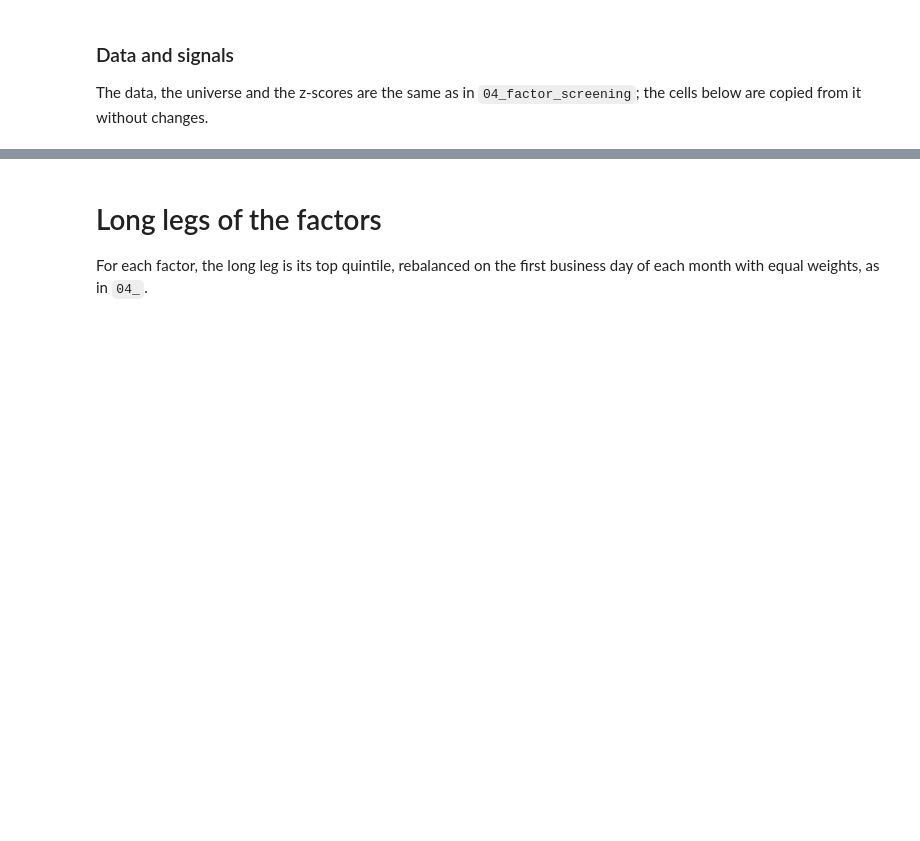
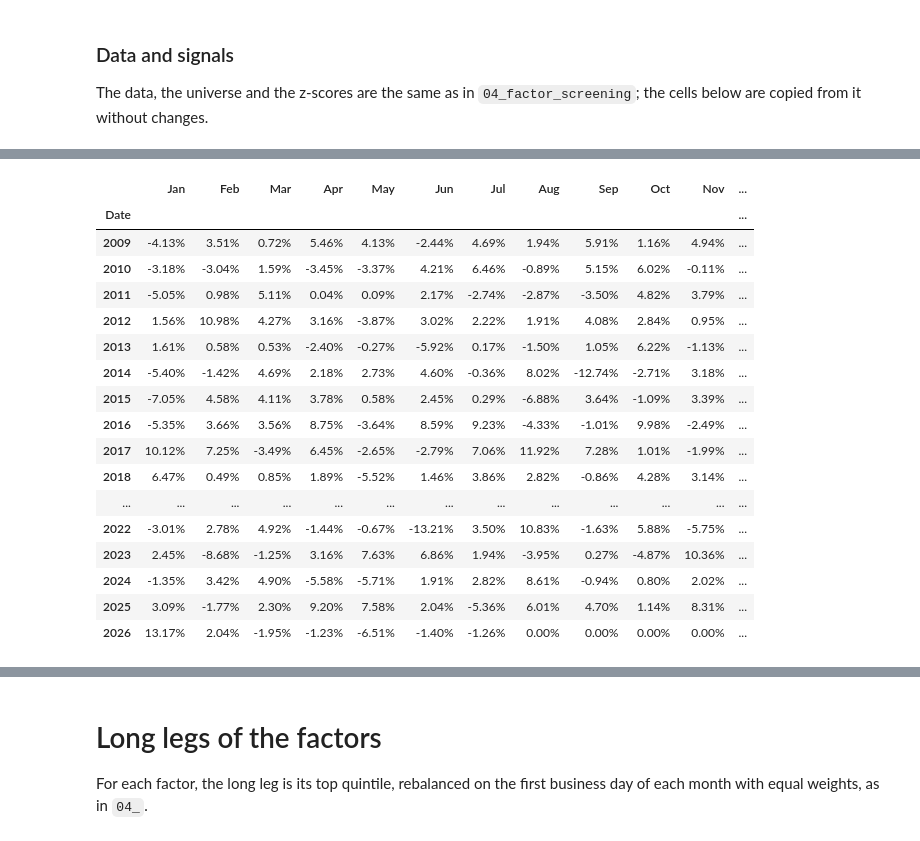
Before and after one commit to pedroandion/brazil-equity-factors, a Jupyter notebook: 06_factor_trend_long_only.ipynb, the cells around one changed output, grey strips where cells are left out. Saved outputs shown, nothing was run; the diff lists cells and outputs as text; code cells hidden in the pictures; blank space fills up the shorter version.

```diff
--- a/06_factor_trend_long_only.ipynb
+++ b/06_factor_trend_long_only.ipynb
@@ -318,0 +443,25 @@ trend_factors = ['Value Composite', 'Profitability Composite', 'Growth Composite
+# %%
+monthly_returns = quintiles_returns_df.resample('ME').agg(lambda t: t.add(1).prod() - 1)
+monthly_returns = monthly_returns.pivot_table(index = monthly_returns.index.year, columns = monthly_returns.index.month, values = 'Top 20')
+monthly_returns.columns = ['Jan', 'Feb', 'Mar', 'Apr', 'May', 'Jun', 'Jul', 'Aug', 'Sep', 'Oct', 'Nov', 'Dec']
+monthly_returns['YTD'] = monthly_returns.apply(lambda x: (x.add(1).prod() - 1), axis = 1)
+monthly_returns.fillna(0).map('{:,.2%}'.format)
+# %% [output]
+|  | Jan | Feb | Mar | Apr | May | Jun | Jul | Aug | Sep | Oct | Nov | ... |
+| Date |  |  |  |  |  |  |  |  |  |  |  | ... |
+| 2009 | -4.13% | 3.51% | 0.72% | 5.46% | 4.13% | -2.44% | 4.69% | 1.94% | 5.91% | 1.16% | 4.94% | ... |
+| 2010 | -3.18% | -3.04% | 1.59% | -3.45% | -3.37% | 4.21% | 6.46% | -0.89% | 5.15% | 6.02% | -0.11% | ... |
+| 2011 | -5.05% | 0.98% | 5.11% | 0.04% | 0.09% | 2.17% | -2.74% | -2.87% | -3.50% | 4.82% | 3.79% | ... |
+| 2012 | 1.56% | 10.98% | 4.27% | 3.16% | -3.87% | 3.02% | 2.22% | 1.91% | 4.08% | 2.84% | 0.95% | ... |
+| 2013 | 1.61% | 0.58% | 0.53% | -2.40% | -0.27% | -5.92% | 0.17% | -1.50% | 1.05% | 6.22% | -1.13% | ... |
+| 2014 | -5.40% | -1.42% | 4.69% | 2.18% | 2.73% | 4.60% | -0.36% | 8.02% | -12.74% | -2.71% | 3.18% | ... |
+| 2015 | -7.05% | 4.58% | 4.11% | 3.78% | 0.58% | 2.45% | 0.29% | -6.88% | 3.64% | -1.09% | 3.39% | ... |
+| 2016 | -5.35% | 3.66% | 3.56% | 8.75% | -3.64% | 8.59% | 9.23% | -4.33% | -1.01% | 9.98% | -2.49% | ... |
+| 2017 | 10.12% | 7.25% | -3.49% | 6.45% | -2.65% | -2.79% | 7.06% | 11.92% | 7.28% | 1.01% | -1.99% | ... |
+| 2018 | 6.47% | 0.49% | 0.85% | 1.89% | -5.52% | 1.46% | 3.86% | 2.82% | -0.86% | 4.28% | 3.14% | ... |
+| ... | ... | ... | ... | ... | ... | ... | ... | ... | ... | ... | ... | ... |
+| 2022 | -3.01% | 2.78% | 4.92% | -1.44% | -0.67% | -13.21% | 3.50% | 10.83% | -1.63% | 5.88% | -5.75% | ... |
+| 2023 | 2.45% | -8.68% | -1.25% | 3.16% | 7.63% | 6.86% | 1.94% | -3.95% | 0.27% | -4.87% | 10.36% | ... |
+| 2024 | -1.35% | 3.42% | 4.90% | -5.58% | -5.71% | 1.91% | 2.82% | 8.61% | -0.94% | 0.80% | 2.02% | ... |
+| 2025 | 3.09% | -1.77% | 2.30% | 9.20% | 7.58% | 2.04% | -5.36% | 6.01% | 4.70% | 1.14% | 8.31% | ... |
+| 2026 | 13.17% | 2.04% | -1.95% | -1.23% | -6.51% | -1.40% | -1.26% | 0.00% | 0.00% | 0.00% | 0.00% | ... |
```
Also changed, not shown: parts of 14 cells of this notebook.
